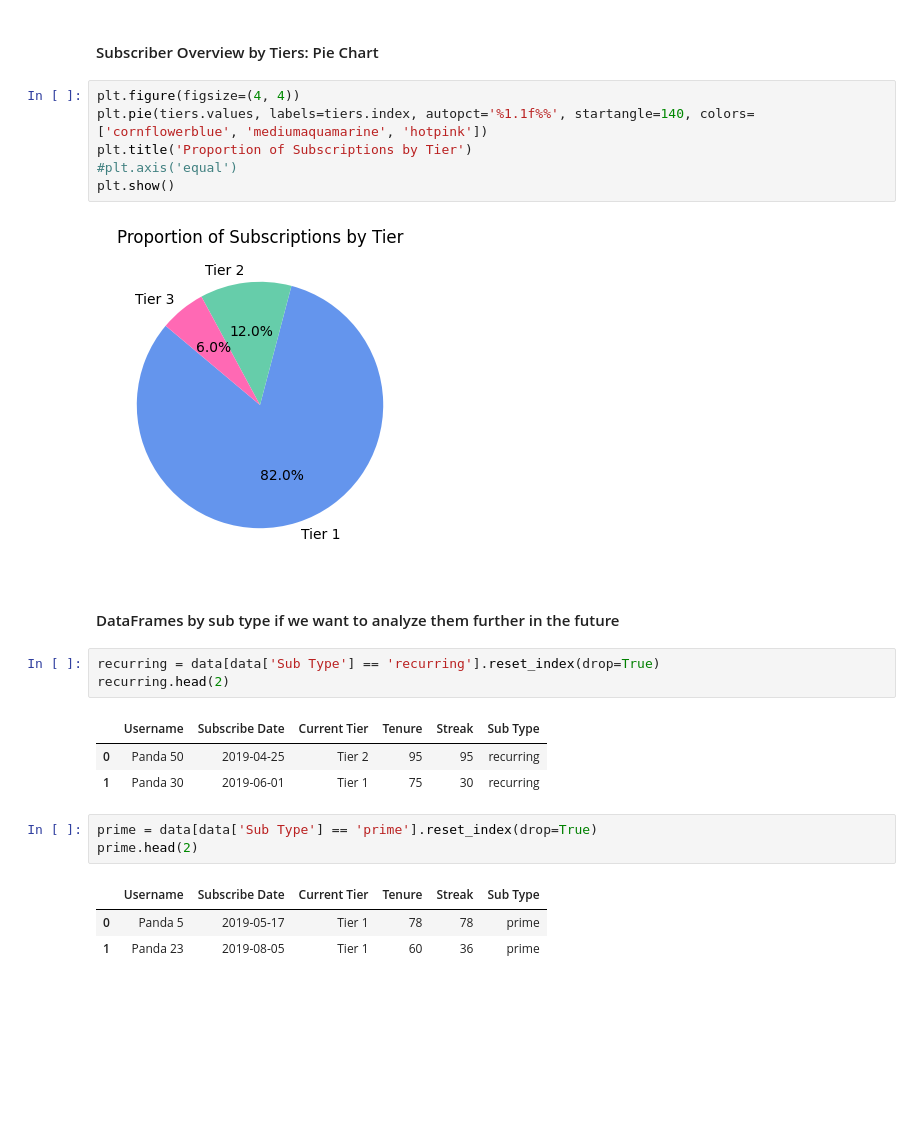
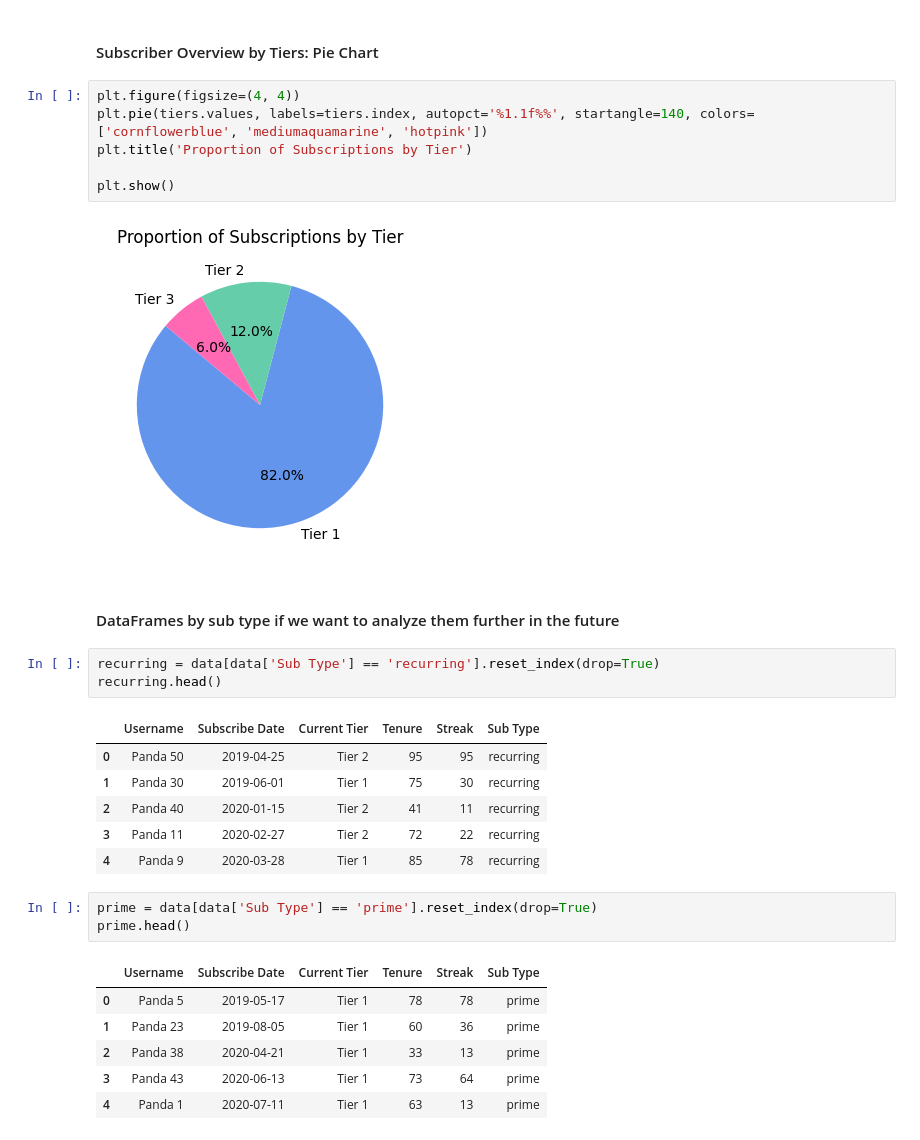
Before and after one commit to KTuzar/twitch_subs, a Jupyter notebook: twitch_subs.ipynb, the cells around one changed output. Drawn from its saved outputs; the diff is of its cells as text; blank space fills up the shorter version.

```diff
--- a/twitch_subs.ipynb
+++ b/twitch_subs.ipynb
@@ -124,7 +144,7 @@ plt.show()
 plt.figure(figsize=(4, 4))
 plt.pie(tiers.values, labels=tiers.index, autopct='%1.1f%%', startangle=140, colors=['cornflowerblue', 'mediumaquamarine', 'hotpink'])
 plt.title('Proportion of Subscriptions by Tier')
-#plt.axis('equal')
+
 plt.show()
 # %% [output]
 [figure]
@@ -132,17 +152,23 @@ plt.show()
 #### DataFrames by sub type if we want to analyze them further in the future
 # %%
 recurring = data[data['Sub Type'] == 'recurring'].reset_index(drop=True)
-recurring.head(2)
+recurring.head()
 # %% [output]
 |  | Username | Subscribe Date | Current Tier | Tenure | Streak | Sub Type |
 | 0 | Panda 50 | 2019-04-25 | Tier 2 | 95 | 95 | recurring |
 | 1 | Panda 30 | 2019-06-01 | Tier 1 | 75 | 30 | recurring |
+| 2 | Panda 40 | 2020-01-15 | Tier 2 | 41 | 11 | recurring |
+| 3 | Panda 11 | 2020-02-27 | Tier 2 | 72 | 22 | recurring |
+| 4 | Panda 9 | 2020-03-28 | Tier 1 | 85 | 78 | recurring |
 # %%
 prime = data[data['Sub Type'] == 'prime'].reset_index(drop=True)
-prime.head(2)
+prime.head()
 # %% [output]
 |  | Username | Subscribe Date | Current Tier | Tenure | Streak | Sub Type |
 | 0 | Panda 5 | 2019-05-17 | Tier 1 | 78 | 78 | prime |
 | 1 | Panda 23 | 2019-08-05 | Tier 1 | 60 | 36 | prime |
+| 2 | Panda 38 | 2020-04-21 | Tier 1 | 33 | 13 | prime |
+| 3 | Panda 43 | 2020-06-13 | Tier 1 | 73 | 64 | prime |
+| 4 | Panda 1 | 2020-07-11 | Tier 1 | 63 | 13 | prime |
 # %%
 gifts = data[data['Sub Type'] == 'gift'].reset_index(drop=True)
```
Also changed, not shown: parts of 8 cells of this notebook.
